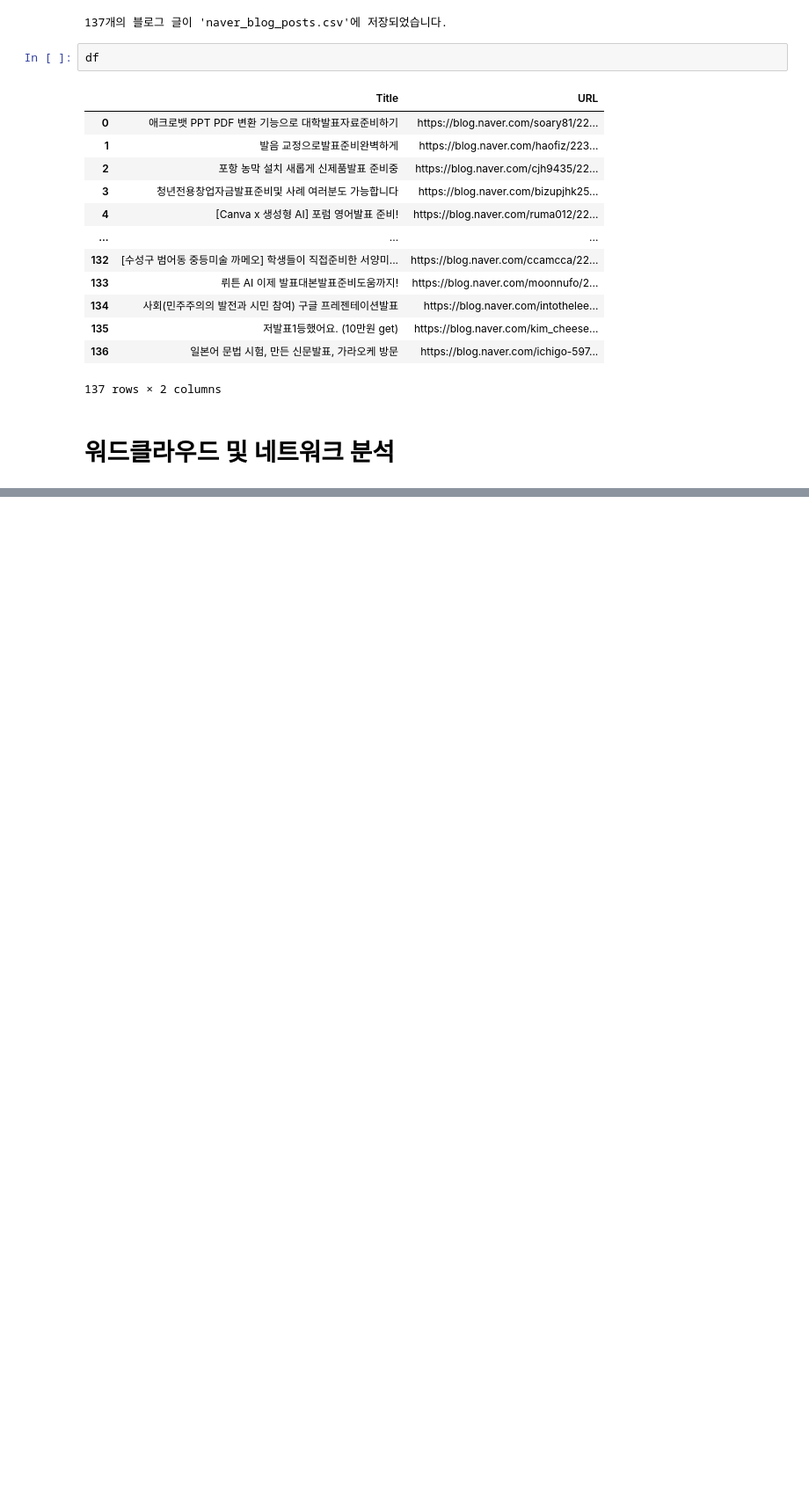
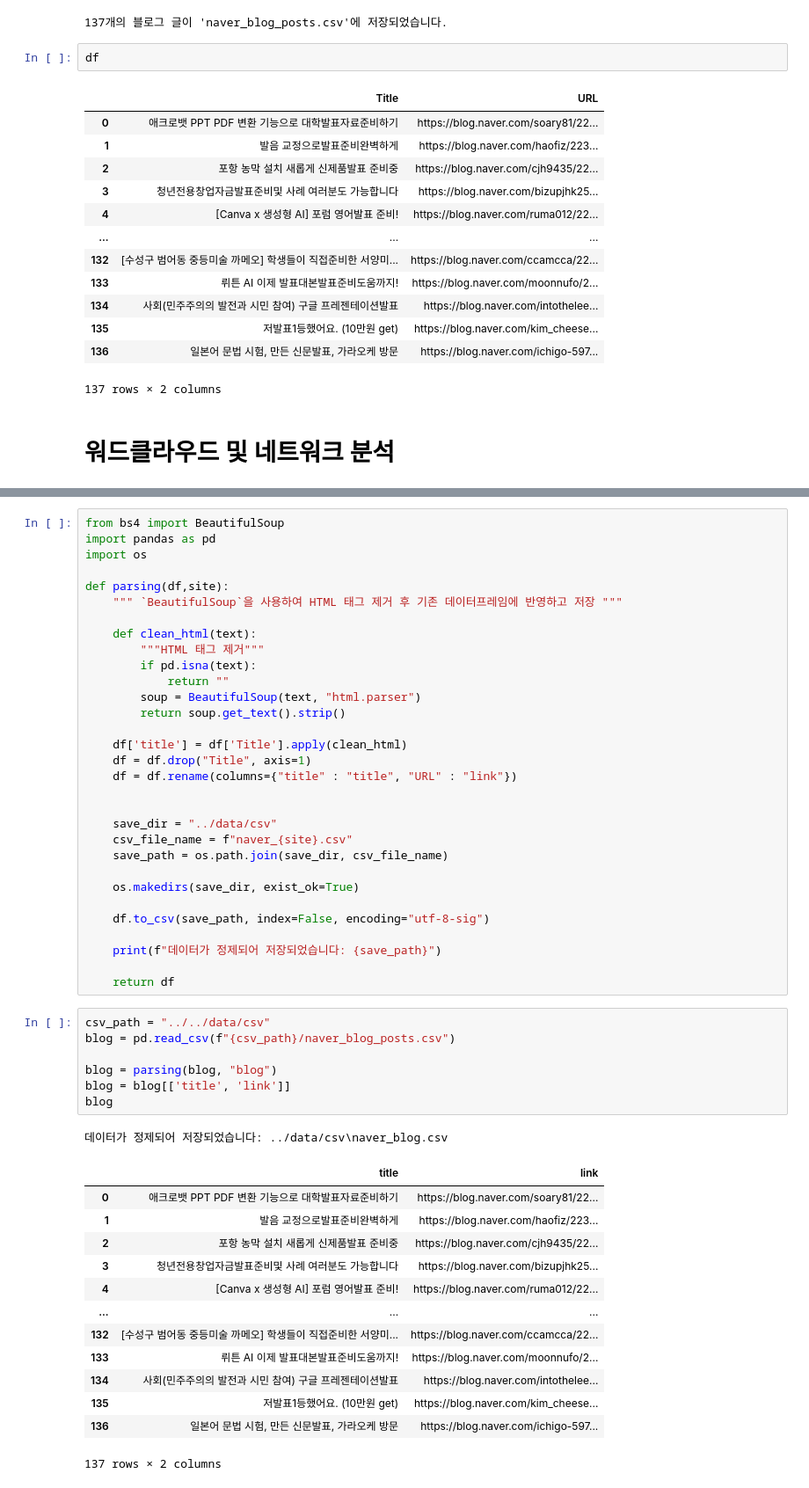
Before and after one commit to OnyX0000/Presentation-Agent, a Jupyter notebook: code/JK/news_crawling.ipynb, the cells around one changed output, grey strips where cells are left out. Shown at 88% size. Drawn from its saved outputs; the diff is of its cells as text; blank space fills up the shorter version.

```diff
--- a/code/JK/news_crawling.ipynb
+++ b/code/JK/news_crawling.ipynb
@@ -239,0 +243,53 @@ main(csv_file)
+# %%
+from bs4 import BeautifulSoup
+import pandas as pd
+import os
+
+def parsing(df,site):
+    """ `BeautifulSoup`을 사용하여 HTML 태그 제거 후 기존 데이터프레임에 반영하고 저장 """
+
+    def clean_html(text):
+        """HTML 태그 제거"""
+        if pd.isna(text):
+            return ""
+        soup = BeautifulSoup(text, "html.parser")
+        return soup.get_text().strip()
+
+    df['title'] = df['Title'].apply(clean_html)
+    df = df.drop("Title", axis=1)
+    df = df.rename(columns={"title" : "title", "URL" : "link"})
+
+
+    save_dir = "../data/csv"
+    csv_file_name = f"naver_{site}.csv"
+    save_path = os.path.join(save_dir, csv_file_name)
+
+    os.makedirs(save_dir, exist_ok=True)
+
+    df.to_csv(save_path, index=False, encoding="utf-8-sig")
+
+    print(f"데이터가 정제되어 저장되었습니다: {save_path}")
+
+    return df
+# %%
+csv_path = "../../data/csv"
+blog = pd.read_csv(f"{csv_path}/naver_blog_posts.csv")
+
+blog = parsing(blog, "blog")
+blog = blog[['title', 'link']]
+blog
+# %% [output]
+데이터가 정제되어 저장되었습니다: ../data/csv\naver_blog.csv
+|  | title | link |
+| 0 | 애크로뱃 PPT PDF 변환 기능으로 대학발표자료준비하기 | https://blog.naver.com/soary81/22... |
+| 1 | 발음 교정으로발표준비완벽하게 | https://blog.naver.com/haofiz/223... |
+| 2 | 포항 농막 설치 새롭게 신제품발표 준비중 | https://blog.naver.com/cjh9435/22... |
+| 3 | 청년전용창업자금발표준비및 사례 여러분도 가능합니다 | https://blog.naver.com/bizupjhk25... |
+| 4 | [Canva x 생성형 AI] 포럼 영어발표 준비! | https://blog.naver.com/ruma012/22... |
+| ... | ... | ... |
+| 132 | [수성구 범어동 중등미술 까메오] 학생들이 직접준비한 서양미... | https://blog.naver.com/ccamcca/22... |
+| 133 | 뤼튼 AI 이제 발표대본발표준비도움까지! | https://blog.naver.com/moonnufo/2... |
+| 134 | 사회(민주주의의 발전과 시민 참여) 구글 프레젠테이션발표 | https://blog.naver.com/intothelee... |
+| 135 | 저발표1등했어요. (10만원 get) | https://blog.naver.com/kim_cheese... |
+| 136 | 일본어 문법 시험, 만든 신문발표, 가라오케 방문 | https://blog.naver.com/ichigo-597... |
+137 rows × 2 columns
```
Also changed, not shown: parts of 3 cells of this notebook.
